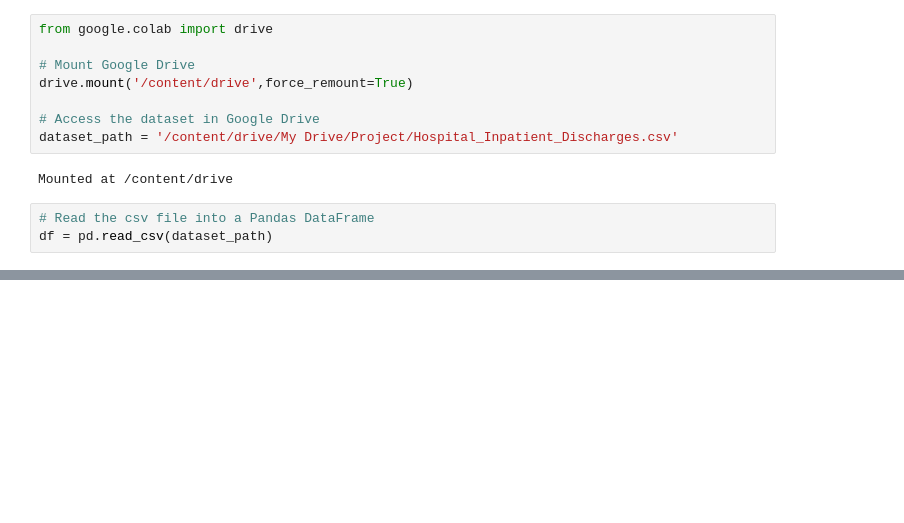
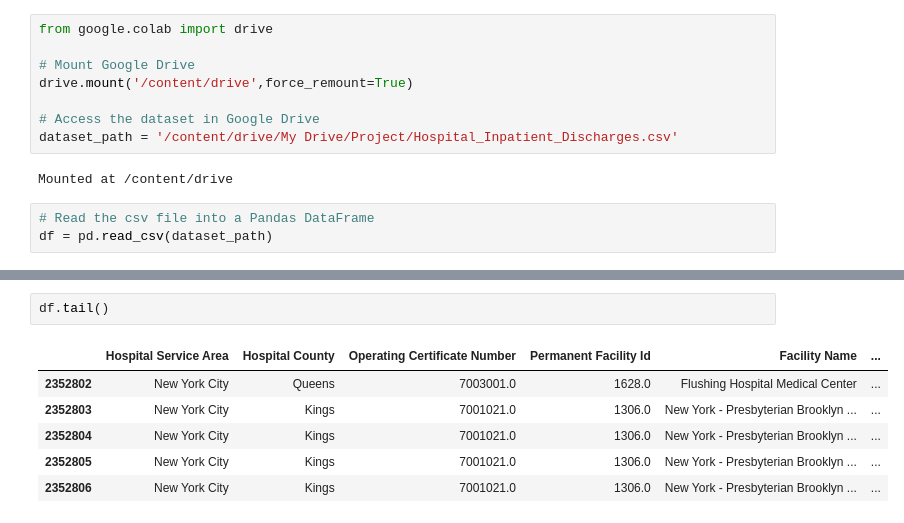
Before and after one commit to NidhishGore/Hospital-Project, a Jupyter notebook: Project.ipynb, the cells around one changed output, grey strips where cells are left out. Saved outputs shown, nothing was run; the diff lists cells and outputs as text; blank space fills up the shorter version.

```diff
--- a/Project.ipynb
+++ b/Project.ipynb
@@ -24,0 +76,9 @@ df = pd.read_csv(dataset_path)
+# %%
+df.tail()
+# %% [output]
+|  | Hospital Service Area | Hospital County | Operating Certificate Number | Permanent Facility Id | Facility Name | ... |
+| 2352802 | New York City | Queens | 7003001.0 | 1628.0 | Flushing Hospital Medical Center | ... |
+| 2352803 | New York City | Kings | 7001021.0 | 1306.0 | New York - Presbyterian Brooklyn ... | ... |
+| 2352804 | New York City | Kings | 7001021.0 | 1306.0 | New York - Presbyterian Brooklyn ... | ... |
+| 2352805 | New York City | Kings | 7001021.0 | 1306.0 | New York - Presbyterian Brooklyn ... | ... |
+| 2352806 | New York City | Kings | 7001021.0 | 1306.0 | New York - Presbyterian Brooklyn ... | ... |
```
Also changed, not shown: parts of 5 cells of this notebook.
